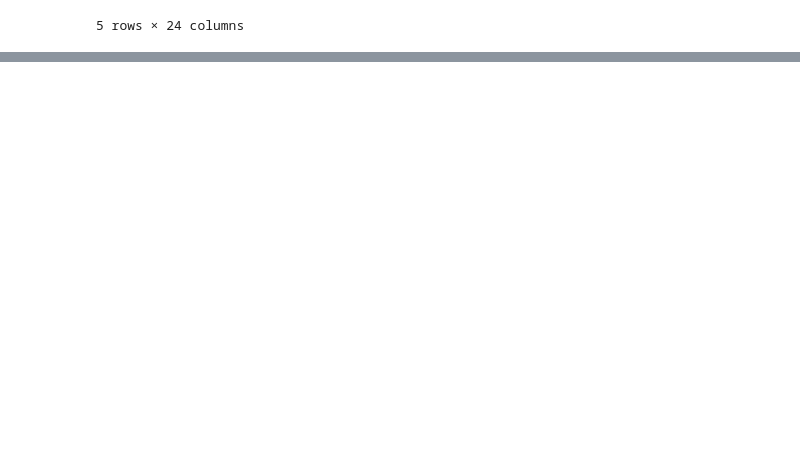
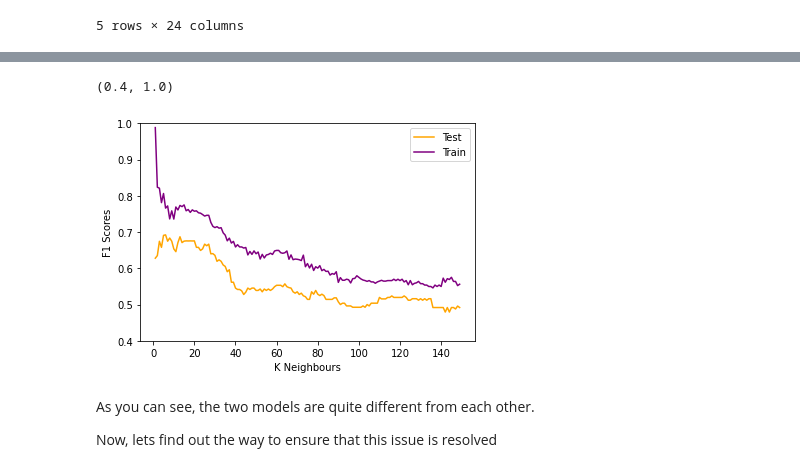
Before and after one commit to Neelam-Singhal/Model-Selection, a Jupyter notebook: modelselection.ipynb, the cells around one changed output, grey strips where cells are left out. Cells and saved outputs as stored; diff of their text form; code cells hidden in the pictures; blank space fills up the shorter version.

```diff
--- a/modelselection.ipynb
+++ b/modelselection.ipynb
@@ -62,0 +187,17 @@ train_X, test_X, train_y, test_y = train_test_split(X, y, random_state=2, strati
+# %%
+k = range(1, 150)
+train_f1, test_f1 = F1score(k)
+# %%
+plt.plot(k, test_f1, color="orange", label="Test")
+plt.plot(k, train_f1, color="purple", label="Train")
+plt.xlabel("K Neighbours")
+plt.ylabel("F1 Scores")
+plt.legend()
+plt.ylim(0.4, 1)
+# %% [output]
+(0.4, 1.0)
+[figure, added]
+# %% [markdown]
+As you can see, the two models are quite different from each other.
+
+Now, lets find out the way to ensure that this issue is resolved
```
Also changed, not shown: parts of 17 cells of this notebook.
